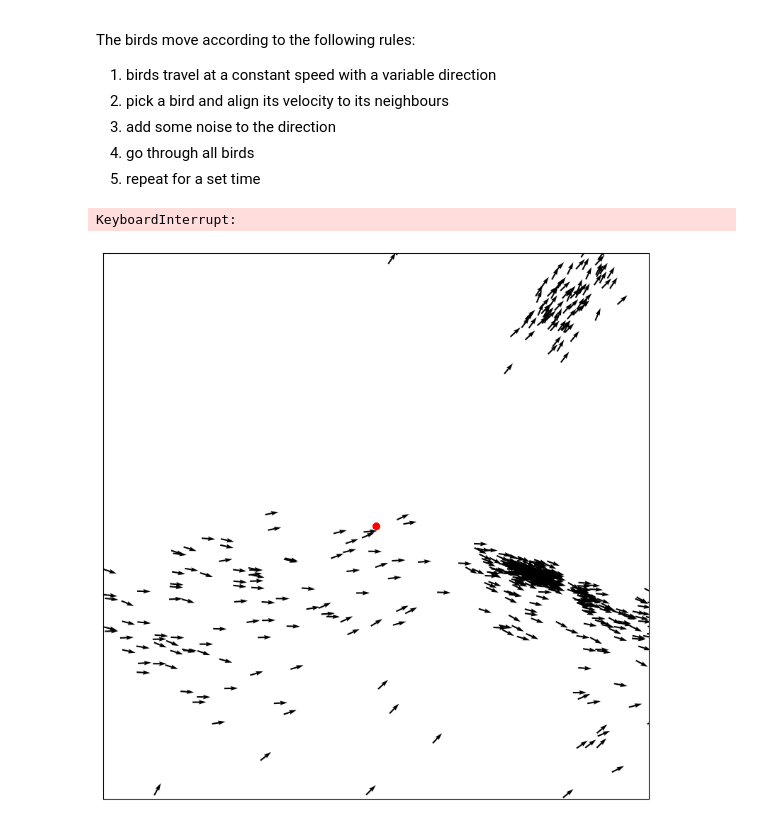
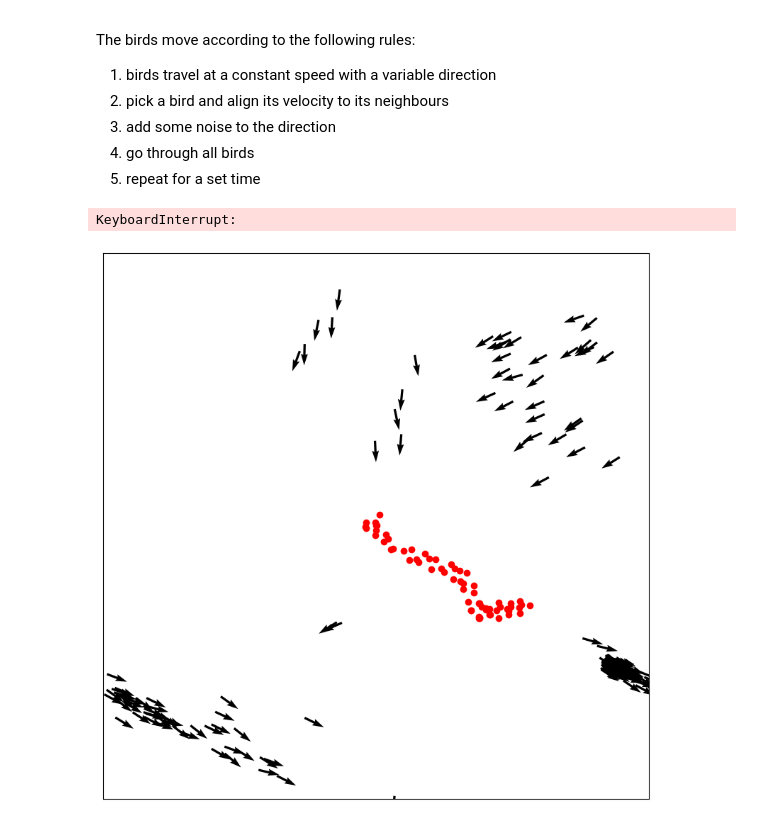
Before and after one commit to orlaghk/Flocking-Drone-Control, a Jupyter notebook: FlockingMode with Drone.ipynb, the cells around one changed output. Saved outputs shown, nothing was run; the diff lists cells and outputs as text; code cells hidden in the pictures.

Commit message:
Adding drone movement

```diff
--- a/FlockingMode with Drone.ipynb
+++ b/FlockingMode with Drone.ipynb
@@ -20,7 +20,7 @@ R            = 1        # interaction radius
 Rsq          = R**2     # square of the interaction radius
 dt           = 0.2      # time step
 Nt           = 80       # number of time steps
-N            = 500     # number of birds
+N            = 200     # number of birds
 
 #np.random.seed(17)      # set the random number generator seed
 # %%
@@ -126,15 +126,26 @@ def initialize_drone(L, v0):
 # %%
 x_drone, y_drone, vx_drone, vy_drone = initialize_drone(L, v0)
 # %%
-def update_drone(x_drone, y_drone, vx_drone, vy_drone, dt):
+def update_drone_center_flock(x_drone, y_drone, x_birds, y_birds, L, dt, drone_speed):
+    # Calculate the center of the flock
+    center_x = np.mean(x_birds)
+    center_y = np.mean(y_birds)
+
+    # Calculate direction towards the center of the flock
+    dx = center_x - x_drone
+    dy = center_y - y_drone
+    distance = np.sqrt(dx**2 + dy**2)
+    vx_drone = (dx / distance) * drone_speed
+    vy_drone = (dy / distance) * drone_speed
+
     # Update the drone's position
     x_drone += vx_drone * dt
     y_drone += vy_drone * dt
 
-    # Apply boundary conditions for the drone
+    # Apply boundary conditions
     x_drone, y_drone = apply_boundary_conditions(x_drone, y_drone, L)
 
-    return x_drone, y_drone, vx_drone, vy_drone
+    return x_drone, y_drone
 # %%
 def calculate_drone_repulsion(x, y, x_drone, y_drone, repulsion_radius, max_repulsion_strength, buffer_distance):
     dx = x - x_drone
@@ -157,34 +168,39 @@ def calculate_drone_repulsion(x, y, x_drone, y_drone, repulsion_radius, max_repu
 
 # set up a figure
 fig, ax = plt.subplots(figsize = (10,10))
 
 # get the initial configuration
 x, y, vx, vy, theta = initialize_birds(N,L)
 
 # do an initial plot and set up the axes
 q = plt.quiver(x,y,vx,vy)
 ax.set(xlim=(0, L), ylim=(0, L))
 ax.set_aspect('equal')
 ax.get_xaxis().set_visible(False)
 ax.get_yaxis().set_visible(False)
 
 # do each step, updating the quiver and plotting the new one
 for iT in range(Nt):
     x,y,vx,vy = step(x,y,vx,vy,theta,Rsq,eta,N,dt)
     q = update_quiver(q,x,y,vx,vy)
-    x_drone, y_drone, vx_drone, vy_drone = update_drone(x_drone, y_drone, vx_drone, vy_drone, dt)
-    repulsion_radius = 8  # Adjust as necessary
-    max_repulsion_strength = 0.5  # Adjust the strength as needed
+    #x_drone, y_drone, vx_drone, vy_drone = update_drone(x_drone, y_drone, vx_drone, vy_drone, dt)
+    repulsion_radius = 5  # Adjust as necessary
+    max_repulsion_strength = 0.6  # Adjust the strength as needed
     buffer_distance = 0.1  # Small buffer to prevent division by zero
     repulsion_x, repulsion_y = calculate_drone_repulsion(x, y, x_drone, y_drone, repulsion_radius, max_repulsion_strength, buffer_distance)
     vx += repulsion_x
     vy += repulsion_y
 
+
+    drone_speed = 1.0  # Adjust the drone speed as necessary
+    x_drone, y_drone = update_drone_center_flock(x_drone, y_drone, x, y, L, dt, drone_speed)
     # This should be part of your plotting code inside the loop
     ax.scatter(x_drone, y_drone, color='red')  # Drone shown as a red dot
 
+
+
     clear_output(wait=True)
     display(fig)
 # %% [output]
 KeyboardInterrupt:
-[figure, old version]
+[figure, new version]
```
